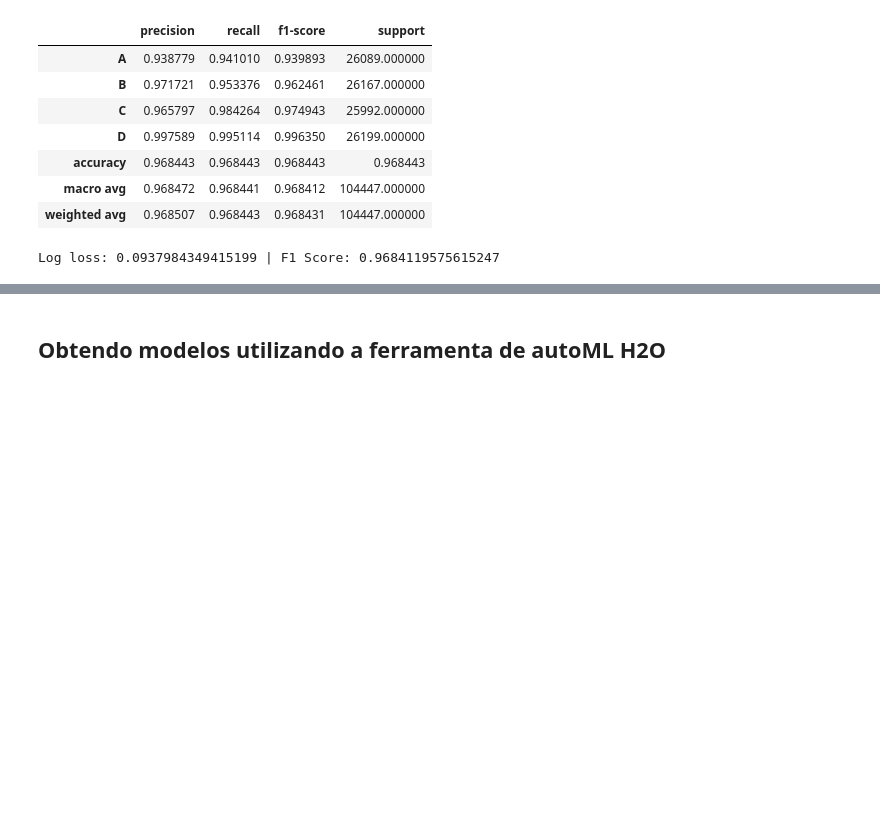
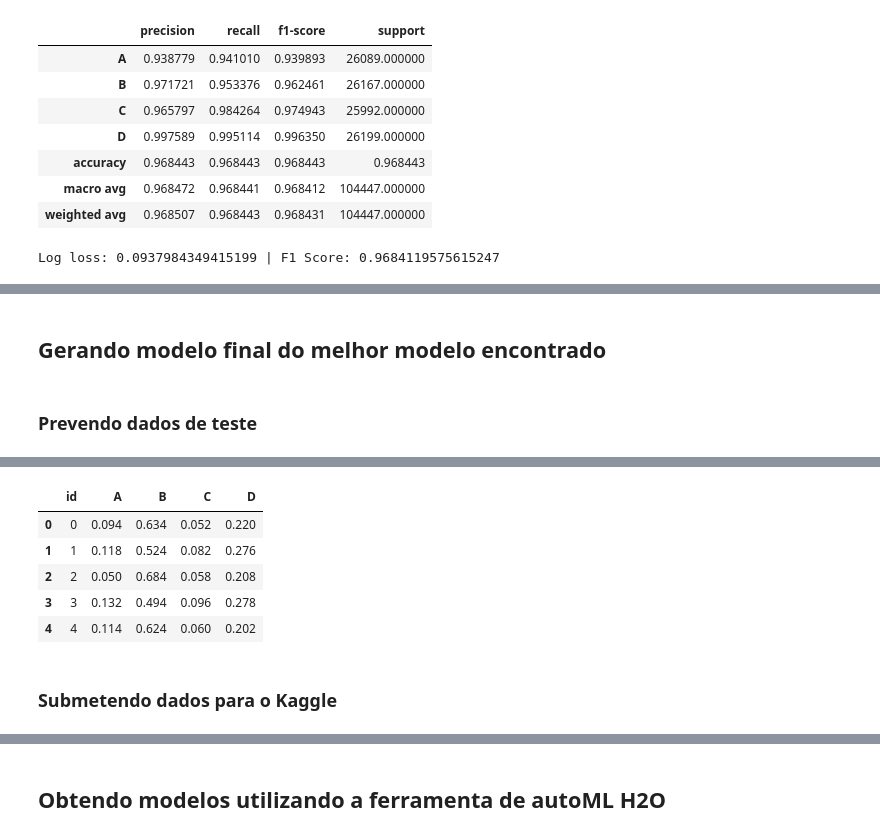
Before and after one commit to joaopamaral/tcc_puc_cdbd, a Jupyter notebook: Model_Reducing_Commercial_Aviation_Fatalities.ipynb, the cells around one changed output, grey strips where cells are left out. Saved outputs shown, nothing was run; the diff lists cells and outputs as text; code cells hidden in the pictures; blank space fills up the shorter version.

```diff
--- a/Model_Reducing_Commercial_Aviation_Fatalities.ipynb
+++ b/Model_Reducing_Commercial_Aviation_Fatalities.ipynb
@@ -318,5 +322,3 @@ show_metrics(lgbm_clf, balanced_X_test, balanced_y_test, 'LGBMClassifier')
 | macro avg | 0.968472 | 0.968441 | 0.968412 | 104447.000000 |
 | weighted avg | 0.968507 | 0.968443 | 0.968431 | 104447.000000 |
 Log loss: 0.0937984349415199 | F1 Score: 0.9684119575615247
-# %%
-RF_clf.fit(balanced_X, balanced_y)
@@ -344,2 +324,0 @@ submit_result_kaggle(RF_clf)
-# %%
-test_df = pd.read_csv(f'{competition_name}/test.csv.zip', usecols=features, dtype={feature: np.float16 for feature in numeric_features})
@@ -349,0 +325,18 @@ pd.get_dummies(pd.Categorical(lgbm_clf.predict(test_df), categories=events)).ren
+# %% [markdown]
+## Gerando modelo final do melhor modelo encontrado
+# %%
+# Gerando modelo final com todos os dados de treinamento
+RF_clf = RF_clf.fit(train_df[features], train_df[target])
+# %% [markdown]
+### Prevendo dados de teste
+# %%
+def predict_proba_test(model, nrows=None):
+    test_df = pd.read_csv(f'{competition_name}/test.csv.zip', usecols=features, nrows=nrows, chunksize=100_000)
+    predict_results = []
+    for test_chunk in tqdm(test_df):
+        predict_results.append(pd.DataFrame(model.predict_proba(test_chunk), columns=model.classes_))
+    return pd.concat(predict_results, ignore_index=True).reset_index().rename(columns={'index': 'id'})
+# %%
+sample_test_result_df = predict_proba_test(RF_clf, 10_000)
+sample_test_result_df.head()
+# %% [output]
@@ -349,0 +344,8 @@ pd.get_dummies(pd.Categorical(lgbm_clf.predict(test_df), categories=events)).ren
+|  | id | A | B | C | D |
+| 0 | 0 | 0.094 | 0.634 | 0.052 | 0.220 |
+| 1 | 1 | 0.118 | 0.524 | 0.082 | 0.276 |
+| 2 | 2 | 0.050 | 0.684 | 0.058 | 0.208 |
+| 3 | 3 | 0.132 | 0.494 | 0.096 | 0.278 |
+| 4 | 4 | 0.114 | 0.624 | 0.060 | 0.202 |
+# %% [markdown]
+### Submetendo dados para o Kaggle
```
Also changed, not shown: parts of 28 cells of this notebook.
